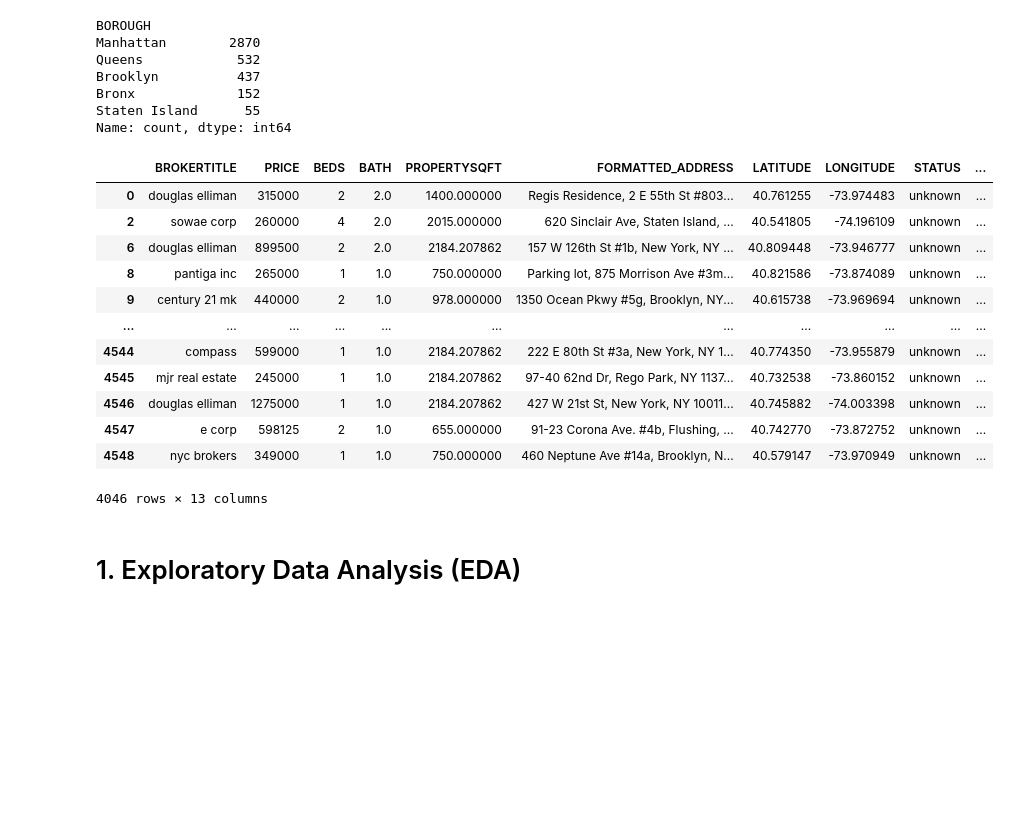
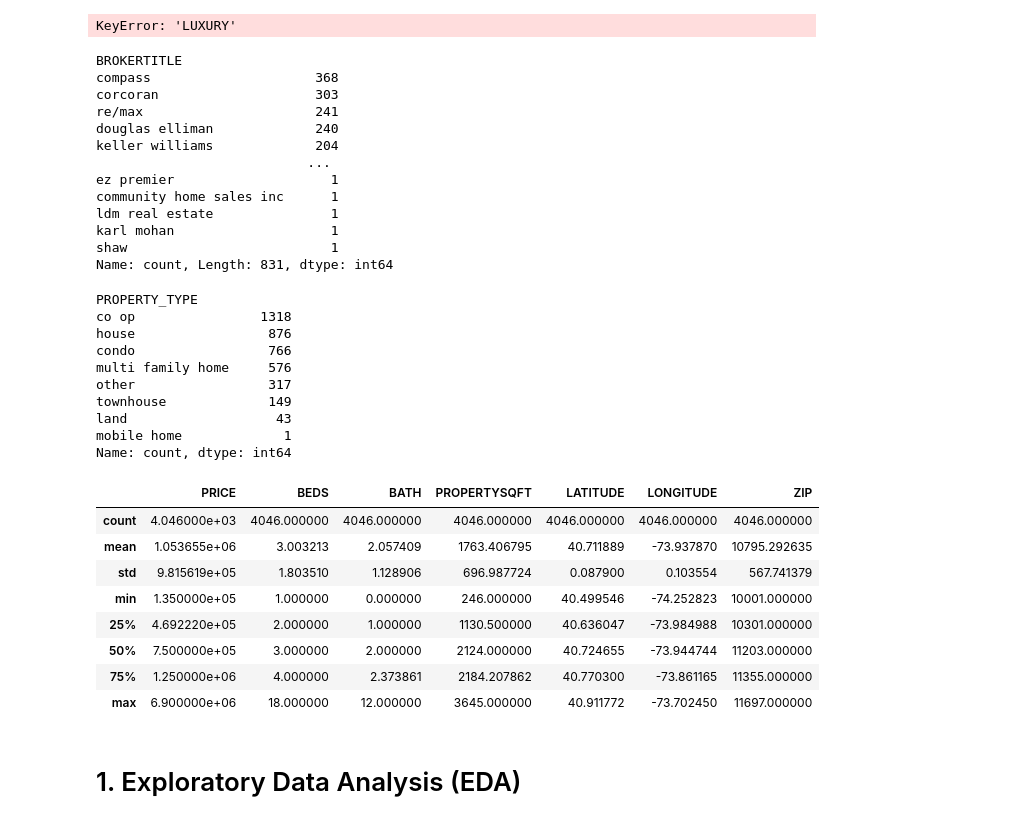
Before and after one commit to ducmanh1313/price_house_ny, a Jupyter notebook: notebooks/EDA_data.ipynb, the cells around one changed output. Saved outputs shown, nothing was run; the diff lists cells and outputs as text; code cells hidden in the pictures; blank space fills up the shorter version.

```diff
--- a/notebooks/EDA_data.ipynb
+++ b/notebooks/EDA_data.ipynb
@@ -16,33 +16,49 @@ df.head()
 # %%
-df_normal = df[df['segment'] == 'Normal']
-df_luxury = df[df['segment'] == 'Luxury']
-df_Outlier  = df[df['segment'] == 'Outlier']
+df_luxury = df[df['LUXURY']]
+df_normal = df[~df['LUXURY']]
+# %% [output]
+KeyError: 'LUXURY'
+# %%
+df_normal['BROKERTITLE'].value_counts()
+# %% [output]
+BROKERTITLE
+compass                     368
+corcoran                    303
+re/max                      241
+douglas elliman             240
+keller williams             204
+                           ...
+ez premier                    1
+community home sales inc      1
+ldm real estate               1
+karl mohan                    1
+shaw                          1
+Name: count, Length: 831, dtype: int64
 # %%
-df_normal['BOROUGH'].value_counts()
+df_normal['PROPERTY_TYPE'].value_counts()
 # %% [output]
-BOROUGH
-Manhattan        2870
-Queens            532
-Brooklyn          437
-Bronx             152
-Staten Island      55
+PROPERTY_TYPE
+co op                1318
+house                 876
+condo                 766
+multi family home     576
+other                 317
+townhouse             149
+land                   43
+mobile home             1
 Name: count, dtype: int64
 # %%
-df_normal
+df_normal.describe()
 # %% [output]
-|  | BROKERTITLE | PRICE | BEDS | BATH | PROPERTYSQFT | FORMATTED_ADDRESS | LATITUDE | LONGITUDE | STATUS | ... |
-| 0 | douglas elliman | 315000 | 2 | 2.0 | 1400.000000 | Regis Residence, 2 E 55th St #803... | 40.761255 | -73.974483 | unknown | ... |
-| 2 | sowae corp | 260000 | 4 | 2.0 | 2015.000000 | 620 Sinclair Ave, Staten Island, ... | 40.541805 | -74.196109 | unknown | ... |
-| 6 | douglas elliman | 899500 | 2 | 2.0 | 2184.207862 | 157 W 126th St #1b, New York, NY ... | 40.809448 | -73.946777 | unknown | ... |
-| 8 | pantiga inc | 265000 | 1 | 1.0 | 750.000000 | Parking lot, 875 Morrison Ave #3m... | 40.821586 | -73.874089 | unknown | ... |
-| 9 | century 21 mk | 440000 | 2 | 1.0 | 978.000000 | 1350 Ocean Pkwy #5g, Brooklyn, NY... | 40.615738 | -73.969694 | unknown | ... |
-| ... | ... | ... | ... | ... | ... | ... | ... | ... | ... | ... |
-| 4544 | compass | 599000 | 1 | 1.0 | 2184.207862 | 222 E 80th St #3a, New York, NY 1... | 40.774350 | -73.955879 | unknown | ... |
-| 4545 | mjr real estate | 245000 | 1 | 1.0 | 2184.207862 | 97-40 62nd Dr, Rego Park, NY 1137... | 40.732538 | -73.860152 | unknown | ... |
-| 4546 | douglas elliman | 1275000 | 1 | 1.0 | 2184.207862 | 427 W 21st St, New York, NY 10011... | 40.745882 | -74.003398 | unknown | ... |
-| 4547 | e corp | 598125 | 2 | 1.0 | 655.000000 | 91-23 Corona Ave. #4b, Flushing, ... | 40.742770 | -73.872752 | unknown | ... |
-| 4548 | nyc brokers | 349000 | 1 | 1.0 | 750.000000 | 460 Neptune Ave #14a, Brooklyn, N... | 40.579147 | -73.970949 | unknown | ... |
+|  | PRICE | BEDS | BATH | PROPERTYSQFT | LATITUDE | LONGITUDE | ZIP |
+| count | 4.046000e+03 | 4046.000000 | 4046.000000 | 4046.000000 | 4046.000000 | 4046.000000 | 4046.000000 |
+| mean | 1.053655e+06 | 3.003213 | 2.057409 | 1763.406795 | 40.711889 | -73.937870 | 10795.292635 |
+| std | 9.815619e+05 | 1.803510 | 1.128906 | 696.987724 | 0.087900 | 0.103554 | 567.741379 |
+| min | 1.350000e+05 | 1.000000 | 0.000000 | 246.000000 | 40.499546 | -74.252823 | 10001.000000 |
+| 25% | 4.692220e+05 | 2.000000 | 1.000000 | 1130.500000 | 40.636047 | -73.984988 | 10301.000000 |
+| 50% | 7.500000e+05 | 3.000000 | 2.000000 | 2124.000000 | 40.724655 | -73.944744 | 11203.000000 |
+| 75% | 1.250000e+06 | 4.000000 | 2.373861 | 2184.207862 | 40.770300 | -73.861165 | 11355.000000 |
+| max | 6.900000e+06 | 18.000000 | 12.000000 | 3645.000000 | 40.911772 | -73.702450 | 11697.000000 |
-4046 rows × 13 columns
 # %% [markdown]
 # 1. Exploratory Data Analysis (EDA)
 # %% [markdown]
```
Also changed, not shown: parts of 9 cells of this notebook, 1 other file.
